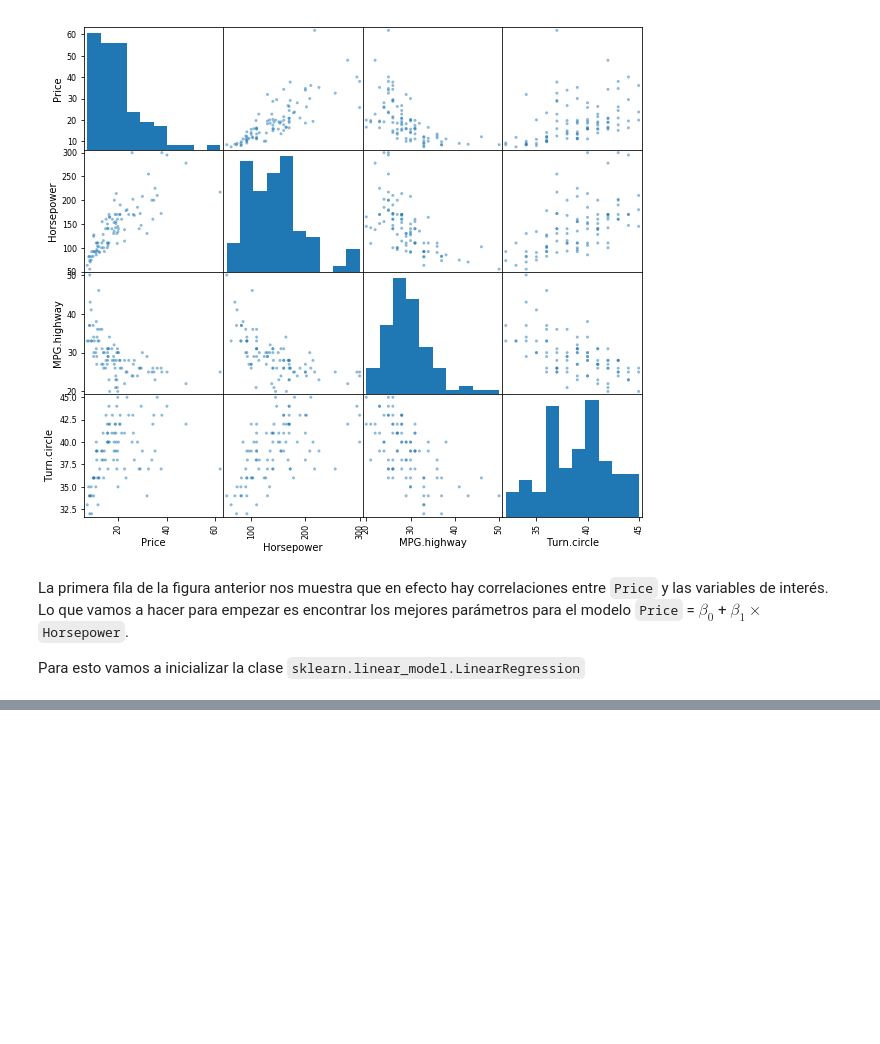
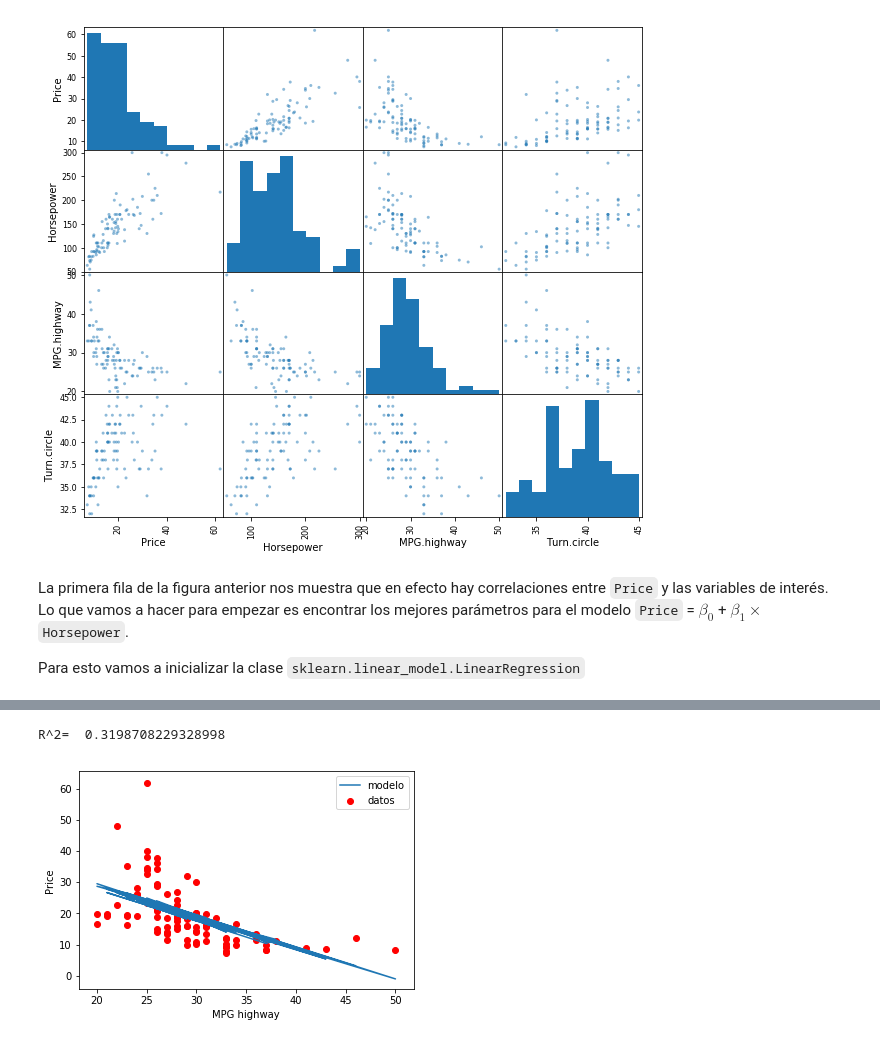
Before and after one commit to JoseMontanaC/Metodos_Computacionales, a Jupyter notebook: Repaso_Ejercicios/Ejercicio_13/Ejercicio13.ipynb, the cells around one changed output, grey strips where cells are left out. Cells and saved outputs as stored; diff of their text form; code cells hidden in the pictures; blank space fills up the shorter version.

```diff
--- a/Repaso_Ejercicios/Ejercicio_13/Ejercicio13.ipynb
+++ b/Repaso_Ejercicios/Ejercicio_13/Ejercicio13.ipynb
@@ -120,0 +270,20 @@ Para esto vamos a inicializar la clase `sklearn.linear_model.LinearRegression`
+# %%
+MPG_turn= data[['MPG.highway',"Turn.circle"]]
+Y = data['Price'].values.reshape(-1,1)
+linear_3 = sklearn.linear_model.LinearRegression()
+Model=linear_3.fit(MPG_turn,Y)
+Model.fit(MPG_turn,Y)
+#print(linear_3.score(MPG_turn,Y))
+Y_predict = Model.predict(MPG_turn)
+
+plt.plot(MPG_turn['MPG.highway'], Y_predict, label='modelo')
+plt.scatter(MPG_turn['MPG.highway'], Y, label='datos', color='red')
+plt.legend()
+plt.xlabel('MPG highway')
+_ = plt.ylabel('Price')
+print("R^2= ",Model.score(MPG_turn, Y))
+#print(Model.coef_)
+#print(Model.intercept_)
+# %% [output]
+R^2=  0.3198708229328998
+[figure, added]
```
Also changed, not shown: parts of 33 cells of this notebook, 1 other file.
